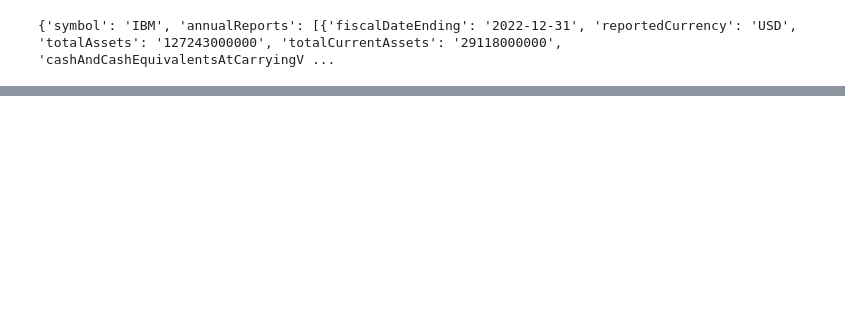
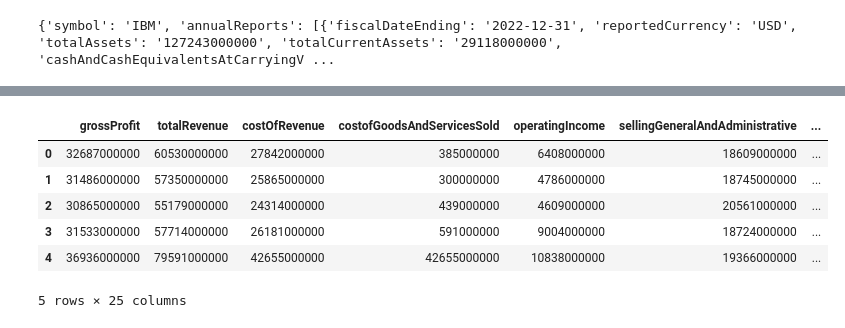
Before and after one commit to LeventSoykan/stock-price-comparison, a Jupyter notebook: practice.ipynb, the cells around one changed output, grey strips where cells are left out. Cells and saved outputs as stored; diff of their text form; code cells hidden in the pictures; blank space fills up the shorter version.

```diff
--- a/practice.ipynb
+++ b/practice.ipynb
@@ -100,4 +143,4 @@ print(data)
 # %% [output]
 {'symbol': 'IBM', 'annualReports': [{'fiscalDateEnding': '2022-12-31', 'reportedCurrency': 'USD', 'totalAssets': '127243000000', 'totalCurrentAssets': '29118000000', 'cashAndCashEquivalentsAtCarryingV ...
 # %%
-pd.DataFrame(data['annualReports'])
+df_bs = pd.DataFrame(data['annualReports'])
@@ -111,0 +147,10 @@ pd.DataFrame(data['annualReports'])
+# %%
+df_bs['stock_id'] = 1
+df_bs = df_bs.replace('None', np.nan)
+for col in df_bs.columns:
+    if col == 'fiscalDateEnding':
+        df_bs[col] = pd.to_datetime(df_bs[col])
+    elif col != 'reportedCurrency':
+        print(col)
+        df_bs[col] = pd.to_numeric(df_bs[col])
+df_bs.dtypes
@@ -111,0 +192,10 @@ pd.DataFrame(data['annualReports'])
+# %%
+df_bs.iloc[:, 2:]
+# %% [output]
+|  | grossProfit | totalRevenue | costOfRevenue | costofGoodsAndServicesSold | operatingIncome | sellingGeneralAndAdministrative | ... |
+| 0 | 32687000000 | 60530000000 | 27842000000 | 385000000 | 6408000000 | 18609000000 | ... |
+| 1 | 31486000000 | 57350000000 | 25865000000 | 300000000 | 4786000000 | 18745000000 | ... |
+| 2 | 30865000000 | 55179000000 | 24314000000 | 439000000 | 4609000000 | 20561000000 | ... |
+| 3 | 31533000000 | 57714000000 | 26181000000 | 591000000 | 9004000000 | 18724000000 | ... |
+| 4 | 36936000000 | 79591000000 | 42655000000 | 42655000000 | 10838000000 | 19366000000 | ... |
+5 rows × 25 columns
```
Also changed, not shown: parts of 22 cells of this notebook.
